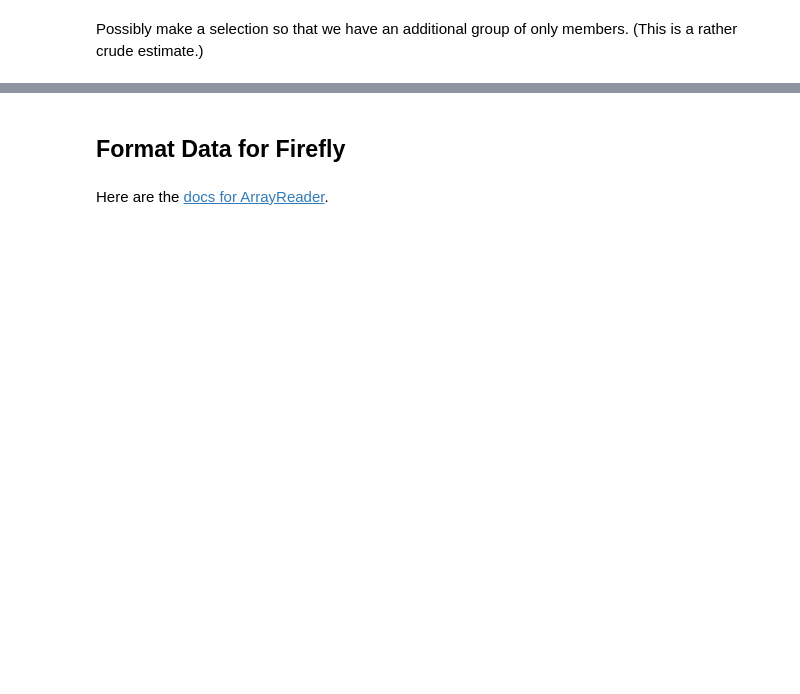
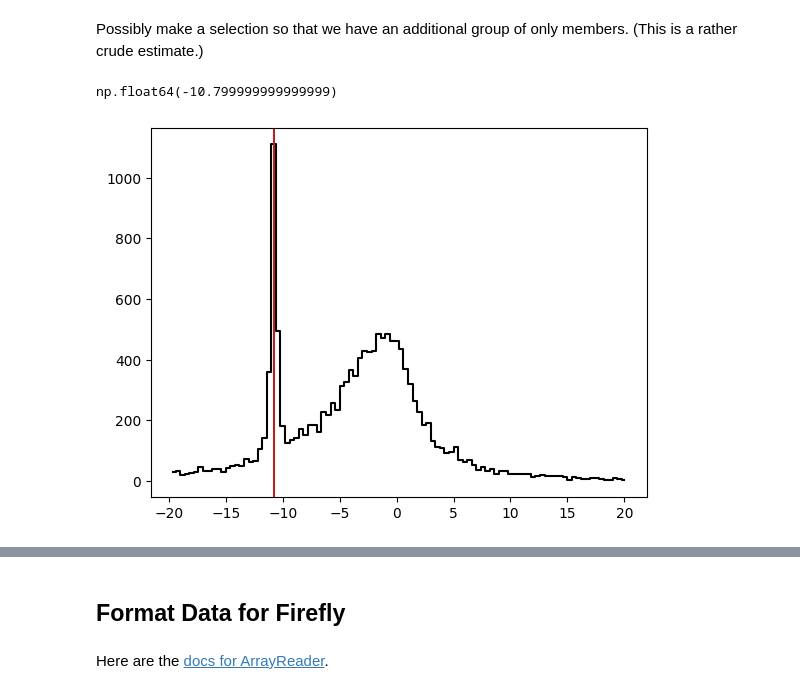
Before and after one commit to ananay-sethi/CIERA_DSFP_2024, a Jupyter notebook: web_based_particle_vis/firefly_example/answers/firefly_gaia_data_example.ipynb, the cells around one changed output, grey strips where cells are left out. Saved outputs shown, nothing was run; the diff lists cells and outputs as text; code cells hidden in the pictures; blank space fills up the shorter version.

```diff
--- a/web_based_particle_vis/firefly_example/answers/firefly_gaia_data_example.ipynb
+++ b/web_based_particle_vis/firefly_example/answers/firefly_gaia_data_example.ipynb
@@ -49,6 +49,6 @@ Calculate 3D coordinates
 coords_3d = SkyCoord(
     ra=tab['ra'],
     dec=tab['dec'],
-    distance=Distance(parallax=tab['parallax'].filled(np.nan))
+    distance=Distance(parallax=tab['parallax'])
 )
 coords_3d.cartesian
@@ -110,8 +150,11 @@ def find_gaia_peak(arr, bins=100, range=[-20,20], return_plot = False):
 
     return out
 # %%
-dct = find_gaia_peak(df['pmdec'], bins=100, range=[-20,20], return_plot = True)
+dct = find_gaia_peak(df['pmra'], bins=100, range=[-20,20], return_plot = True)
 dct['peak']
+# %% [output]
+np.float64(-10.799999999999999)
+[figure, added]
 # %%
 # I just used a guess-and-check method to settle on the numbers here
 members = df.loc[
```
Also changed, not shown: parts of 7 cells of this notebook.
